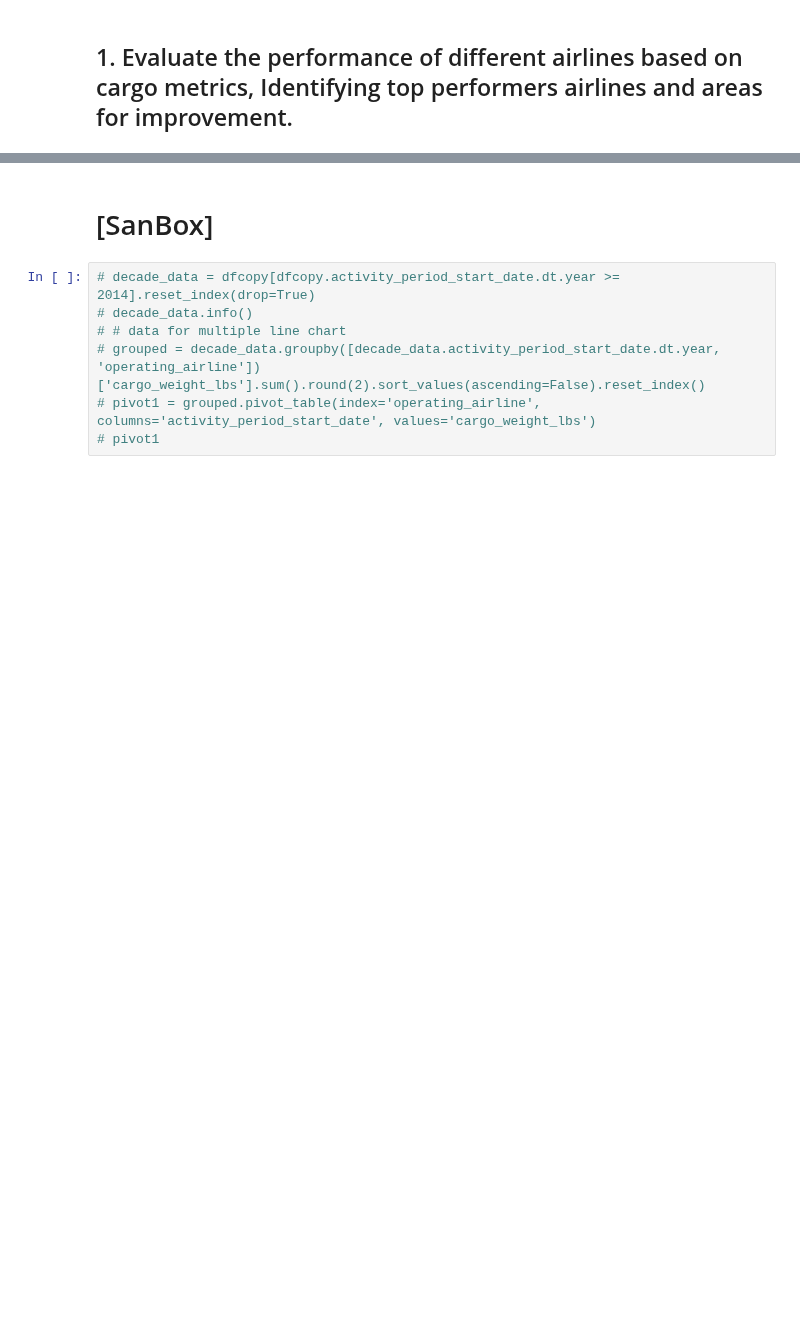
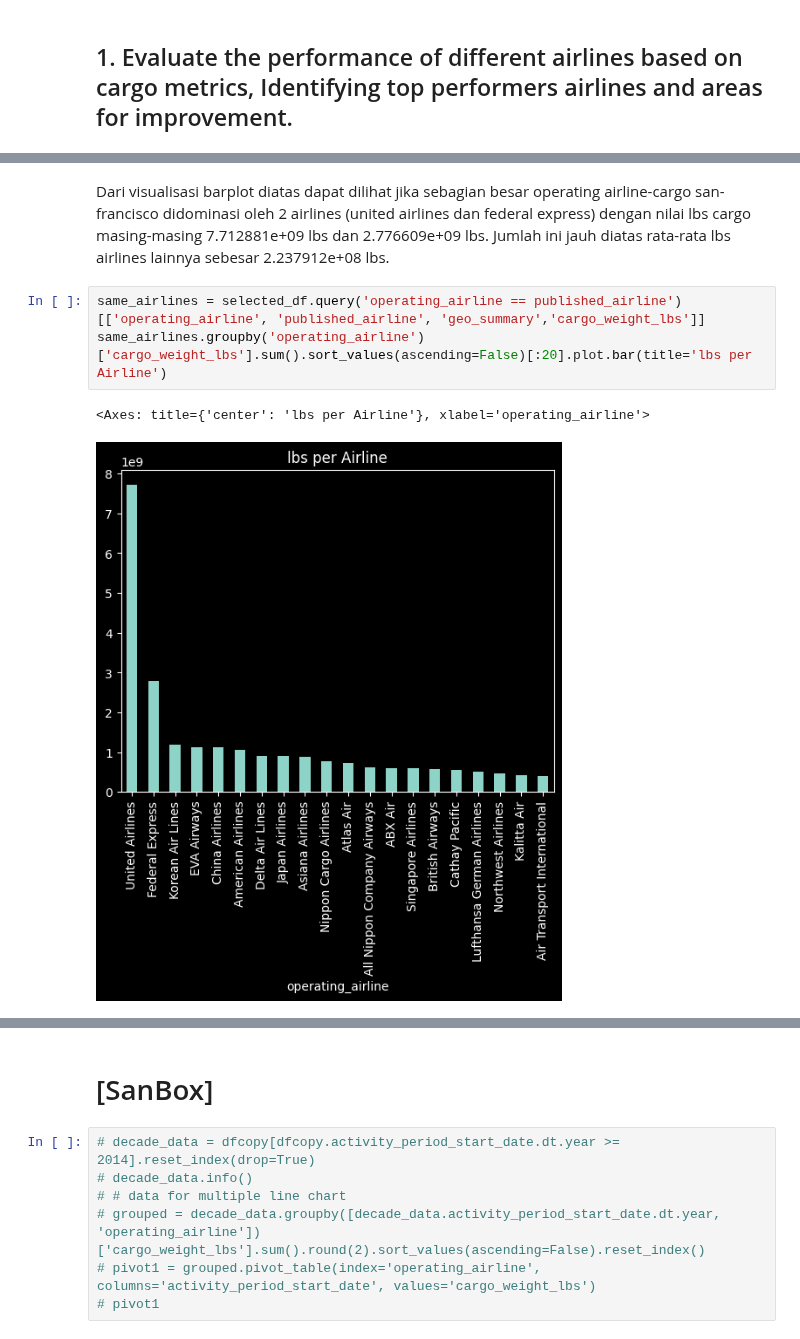
Before and after one commit to ikhsan-muhammad/p01-airplane_cargo, a Jupyter notebook: p01-airplane-cargo.ipynb, the cells around one changed output, grey strips where cells are left out. Drawn from its saved outputs; the diff is of its cells as text; blank space fills up the shorter version.

```diff
--- a/p01-airplane-cargo.ipynb
+++ b/p01-airplane-cargo.ipynb
@@ -305,0 +338,8 @@ barh_plot(top10_airline,y_pos,1,title=title,subtitle=subtitle)
+# %% [markdown]
+Dari visualisasi barplot diatas dapat dilihat jika sebagian besar operating airline-cargo san-francisco didominasi oleh 2 airlines (united airlines dan federal express) dengan nilai lbs cargo masing-masing 7.712881e+09 lbs dan 2.776609e+09 lbs. Jumlah ini jauh diatas rata-rata lbs airlines lainnya sebesar 2.237912e+08 lbs.
+# %%
+same_airlines = selected_df.query('operating_airline == published_airline')[['operating_airline', 'published_airline', 'geo_summary','cargo_weight_lbs']]
+same_airlines.groupby('operating_airline')['cargo_weight_lbs'].sum().sort_values(ascending=False)[:20].plot.bar(title='lbs per Airline')
+# %% [output]
+<Axes: title={'center': 'lbs per Airline'}, xlabel='operating_airline'>
+[figure, added]
```
Also changed, not shown: parts of 27 cells of this notebook, 3 other files.
